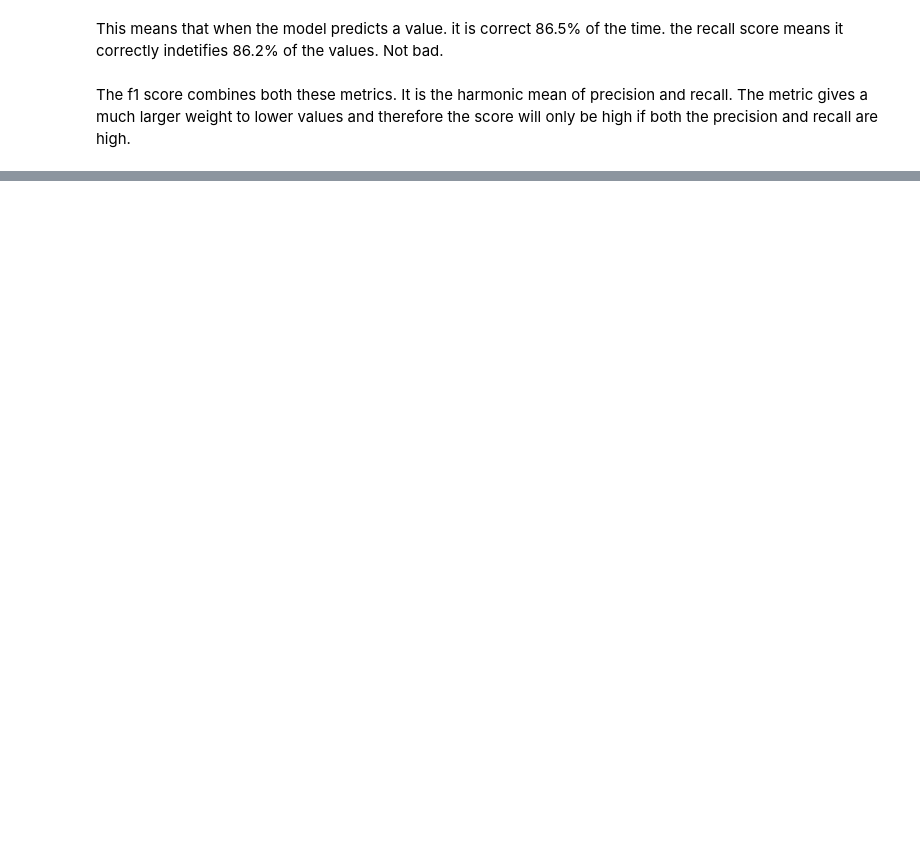
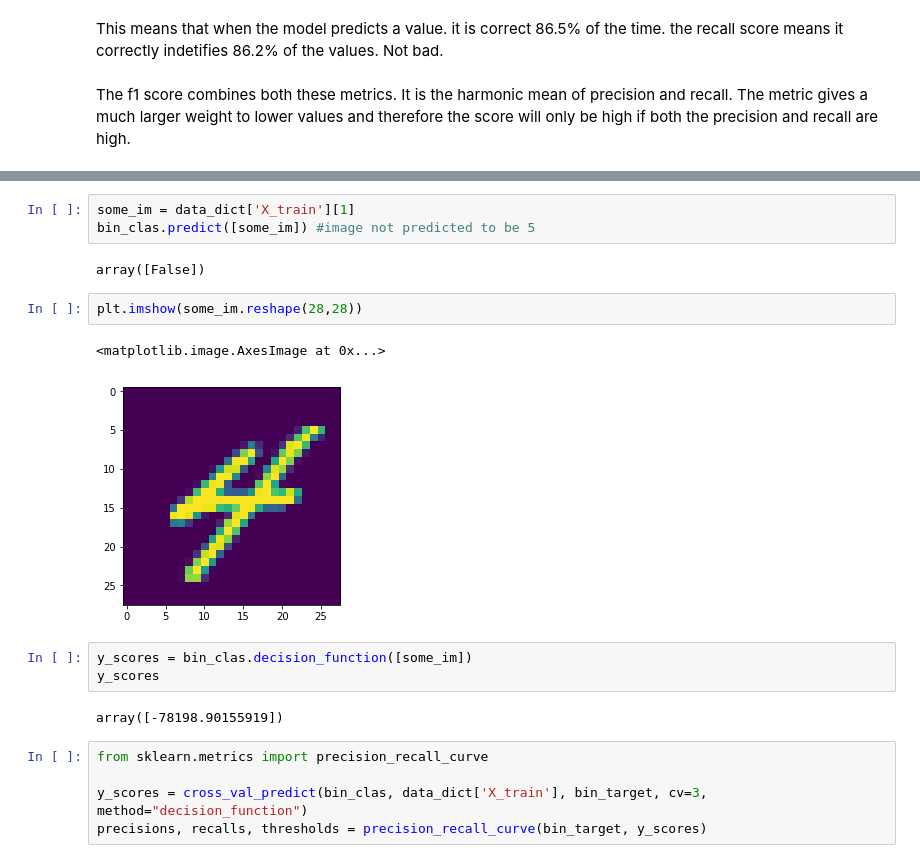
Before and after one commit to oeg1n18/ML_Projects, a Jupyter notebook: MNIST.ipynb, the cells around one changed output, grey strips where cells are left out. Cells and saved outputs as stored; diff of their text form; blank space fills up the shorter version.

```diff
--- a/MNIST.ipynb
+++ b/MNIST.ipynb
@@ -152,0 +186,20 @@ f1 score is high when the recall and precision are equal. This however may not a
+# %%
+some_im = data_dict['X_train'][1]
+bin_clas.predict([some_im]) #image not predicted to be 5
+# %% [output]
+array([False])
+# %%
+plt.imshow(some_im.reshape(28,28))
+# %% [output]
+<matplotlib.image.AxesImage at 0x...>
+[figure, added]
+# %%
+y_scores = bin_clas.decision_function([some_im])
+y_scores
+# %% [output]
+array([-78198.90155919])
+# %%
+from sklearn.metrics import precision_recall_curve
+
+y_scores = cross_val_predict(bin_clas, data_dict['X_train'], bin_target, cv=3, method="decision_function")
+precisions, recalls, thresholds = precision_recall_curve(bin_target, y_scores)
```
Also changed, not shown: parts of 39 cells of this notebook, 12 other files.
